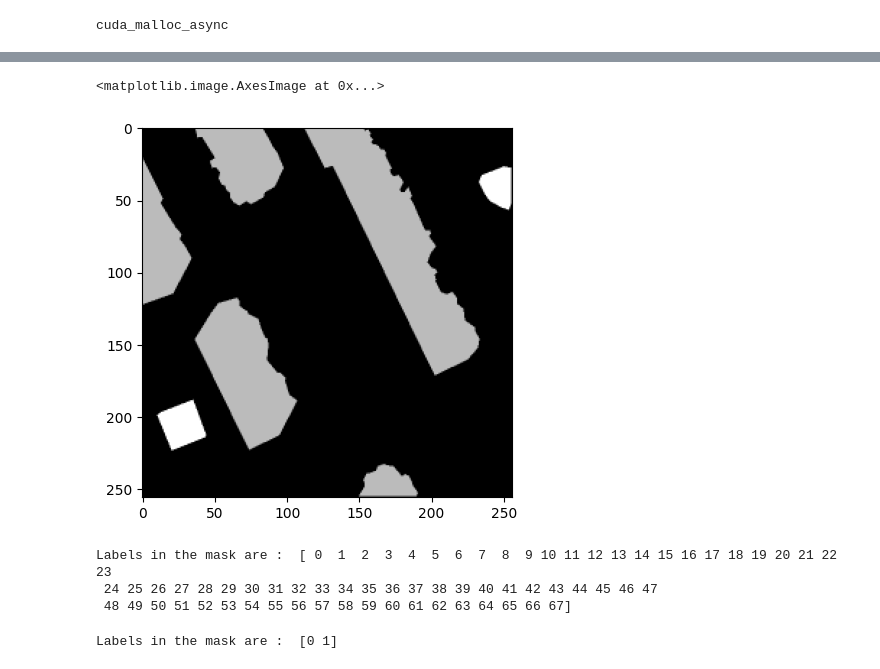
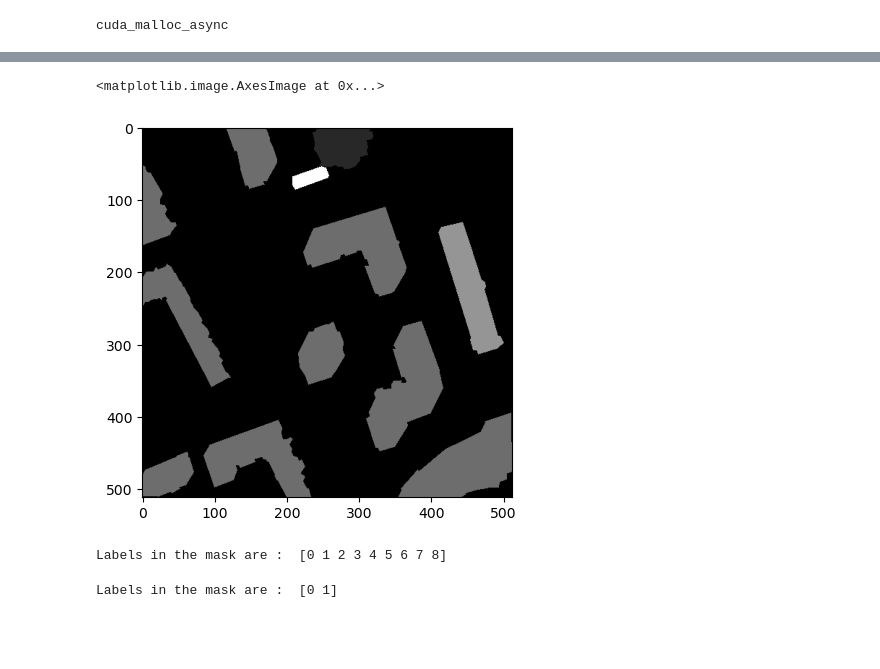
Before and after one commit to erogodsky/SatelliteBuildingRecognition, a Jupyter notebook: nets/Copy of attention_gate.ipynb, the cells around one changed output, grey strips where cells are left out. Cells and saved outputs as stored; diff of their text form; code cells hidden in the pictures; blank space fills up the shorter version.

```diff
--- a/nets/Copy of attention_gate.ipynb
+++ b/nets/Copy of attention_gate.ipynb
@@ -96,9 +91,10 @@ image_dataset = np.array(images)
 # %%
 mask_names.sort()
 masks = [cv2.imread(mask, 0) for mask in mask_names]
-masks = [cv2.resize(mask, (256, 256), interpolation = cv2.INTER_AREA) for mask in masks]
-mask_dataset = np.array(masks)
-mask_dataset = np.expand_dims(mask_dataset, axis=3)
+# masks = [cv2.resize(mask, (256, 256), interpolation = cv2.INTER_AREA) for mask in masks]
+# mask_dataset = np.array([np.repeat([mask], 64) for mask in masks])
+mask_dataset = np.repeat(np.array(masks), 64, axis=0)
+# mask_dataset = np.expand_dims(mask_dataset, axis=3)
 # %%
 print("Image data shape is: ", image_dataset.shape)
 print("Mask data shape is: ", mask_dataset.shape)
@@ -115,8 +108,8 @@ Labels in the mask are :  [  0   4   5   7  10  11  13  14  19  22  23  24  26
 # %%
-plt.imshow(mask_dataset[0, :, :, 0], cmap='gray')
+plt.imshow(mask_dataset[65, :, :], cmap='gray')
 # %% [output]
 <matplotlib.image.AxesImage at 0x...>
-[figure, old version]
+[figure, new version]
 # %%
 mask_labels = np.unique(mask_dataset)
 for mask in mask_dataset:
@@ -124,9 +117,7 @@ for mask in mask_dataset:
         mask[mask == val] = i
 print("Labels in the mask are : ", np.unique(mask_dataset))
 # %% [output]
-Labels in the mask are :  [ 0  1  2  3  4  5  6  7  8  9 10 11 12 13 14 15 16 17 18 19 20 21 22 23
- 24 25 26 27 28 29 30 31 32 33 34 35 36 37 38 39 40 41 42 43 44 45 46 47
- 48 49 50 51 52 53 54 55 56 57 58 59 60 61 62 63 64 65 66 67]
+Labels in the mask are :  [0 1 2 3 4 5 6 7 8]
 # %%
 #binary segmentation
 for mask in mask_dataset:
```
Also changed, not shown: parts of 23 cells of this notebook, 1 other file.
